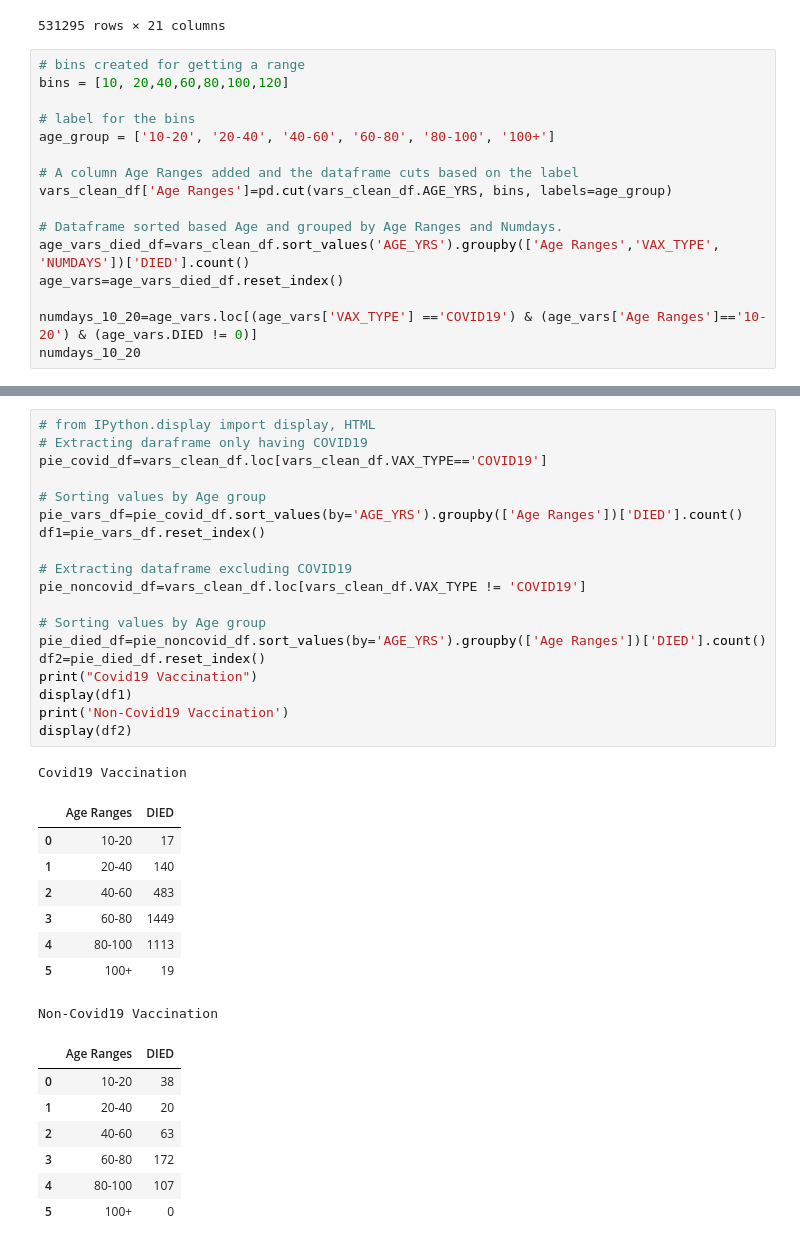
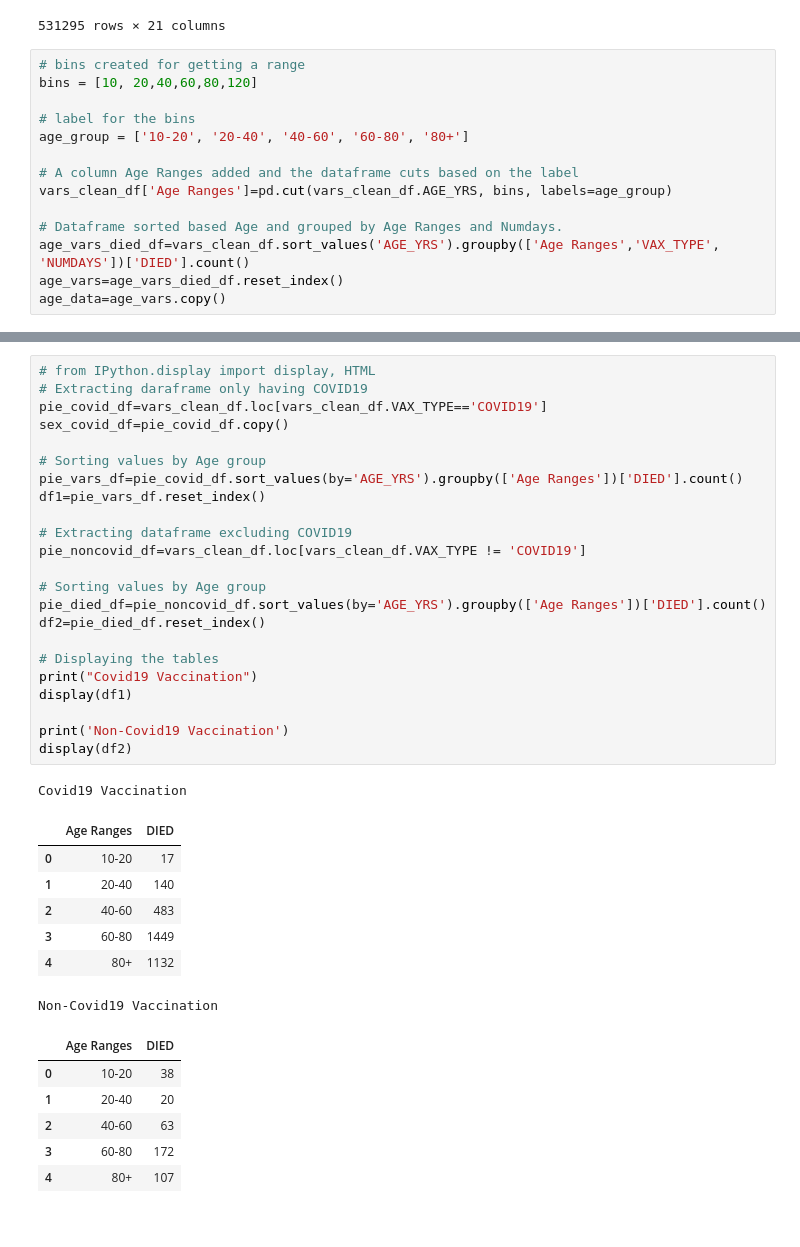
Before and after one commit to sophiastewart202/Project-1, a Jupyter notebook: died_numdays.ipynb, the cells around one changed output, grey strips where cells are left out. Drawn from its saved outputs; the diff is of its cells as text.

```diff
--- a/died_numdays.ipynb
+++ b/died_numdays.ipynb
@@ -25,10 +27,10 @@ vars_clean_df
 531295 rows × 21 columns
 # %%
 # bins created for getting a range
-bins = [10, 20,40,60,80,100,120]
+bins = [10, 20,40,60,80,120]
 
 # label for the bins
-age_group = ['10-20', '20-40', '40-60', '60-80', '80-100', '100+']
+age_group = ['10-20', '20-40', '40-60', '60-80', '80+']
 
 # A column Age Ranges added and the dataframe cuts based on the label
 vars_clean_df['Age Ranges']=pd.cut(vars_clean_df.AGE_YRS, bins, labels=age_group)
@@ -36,9 +38,7 @@ vars_clean_df['Age Ranges']=pd.cut(vars_clean_df.AGE_YRS, bins, labels=age_group
 # Dataframe sorted based Age and grouped by Age Ranges and Numdays.
 age_vars_died_df=vars_clean_df.sort_values('AGE_YRS').groupby(['Age Ranges','VAX_TYPE', 'NUMDAYS'])['DIED'].count()
 age_vars=age_vars_died_df.reset_index()
-
-numdays_10_20=age_vars.loc[(age_vars['VAX_TYPE'] =='COVID19') & (age_vars['Age Ranges']=='10-20') & (age_vars.DIED != 0)]
-numdays_10_20
+age_data=age_vars.copy()
 # %% [output]
 A value is trying to be set on a copy of a slice from a DataFrame.
 Try using .loc[row_indexer,col_indexer] = value instead
@@ -218,36 +154,38 @@ plt.show()
 # %%
 # from IPython.display import display, HTML
 # Extracting daraframe only having COVID19
 pie_covid_df=vars_clean_df.loc[vars_clean_df.VAX_TYPE=='COVID19']
+sex_covid_df=pie_covid_df.copy()
 
 # Sorting values by Age group
 pie_vars_df=pie_covid_df.sort_values(by='AGE_YRS').groupby(['Age Ranges'])['DIED'].count()
 df1=pie_vars_df.reset_index()
 
 # Extracting dataframe excluding COVID19
 pie_noncovid_df=vars_clean_df.loc[vars_clean_df.VAX_TYPE != 'COVID19']
 
 # Sorting values by Age group
 pie_died_df=pie_noncovid_df.sort_values(by='AGE_YRS').groupby(['Age Ranges'])['DIED'].count()
 df2=pie_died_df.reset_index()
+
+# Displaying the tables
 print("Covid19 Vaccination")
 display(df1)
+
 print('Non-Covid19 Vaccination')
 display(df2)
 # %% [output]
 Covid19 Vaccination
 |  | Age Ranges | DIED |
 | 0 | 10-20 | 17 |
 | 1 | 20-40 | 140 |
 | 2 | 40-60 | 483 |
 | 3 | 60-80 | 1449 |
-| 4 | 80-100 | 1113 |
-| 5 | 100+ | 19 |
+| 4 | 80+ | 1132 |
 Non-Covid19 Vaccination
 |  | Age Ranges | DIED |
 | 0 | 10-20 | 38 |
 | 1 | 20-40 | 20 |
 | 2 | 40-60 | 63 |
 | 3 | 60-80 | 172 |
-| 4 | 80-100 | 107 |
-| 5 | 100+ | 0 |
+| 4 | 80+ | 107 |
```
Also changed, not shown: parts of 25 cells of this notebook, 6 other files.
